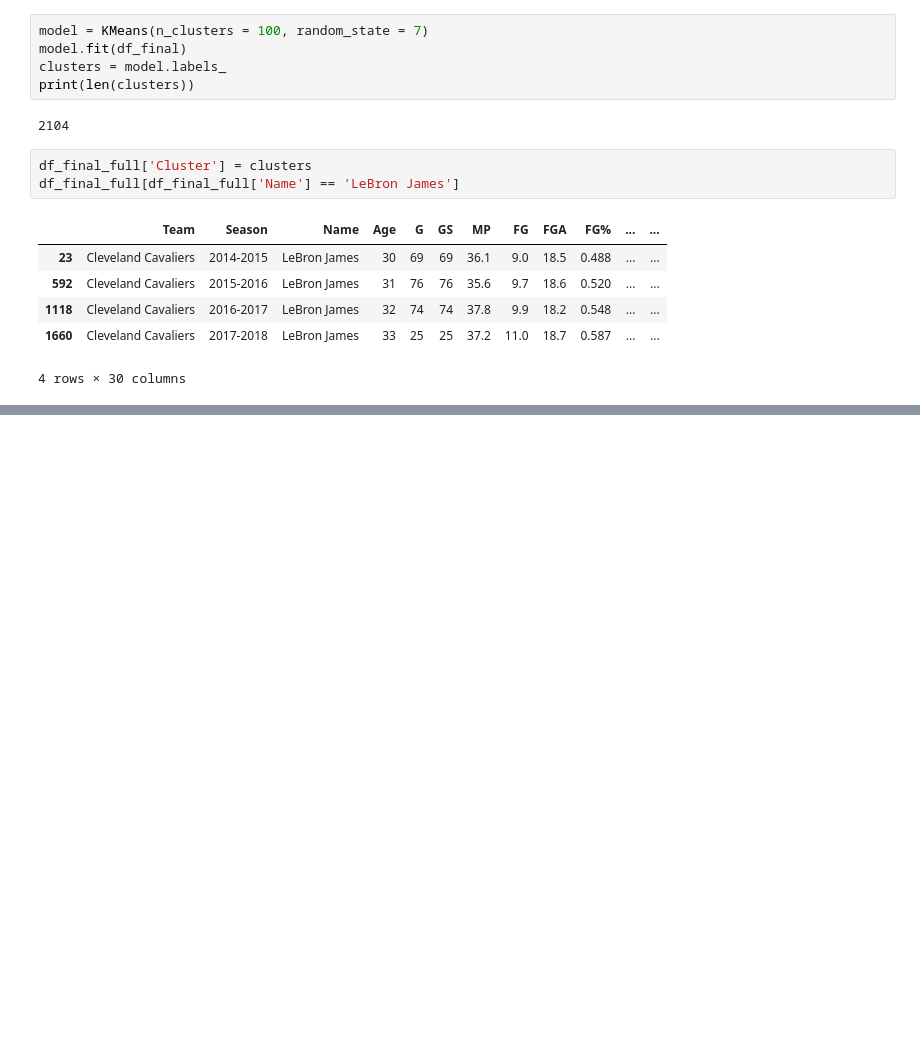
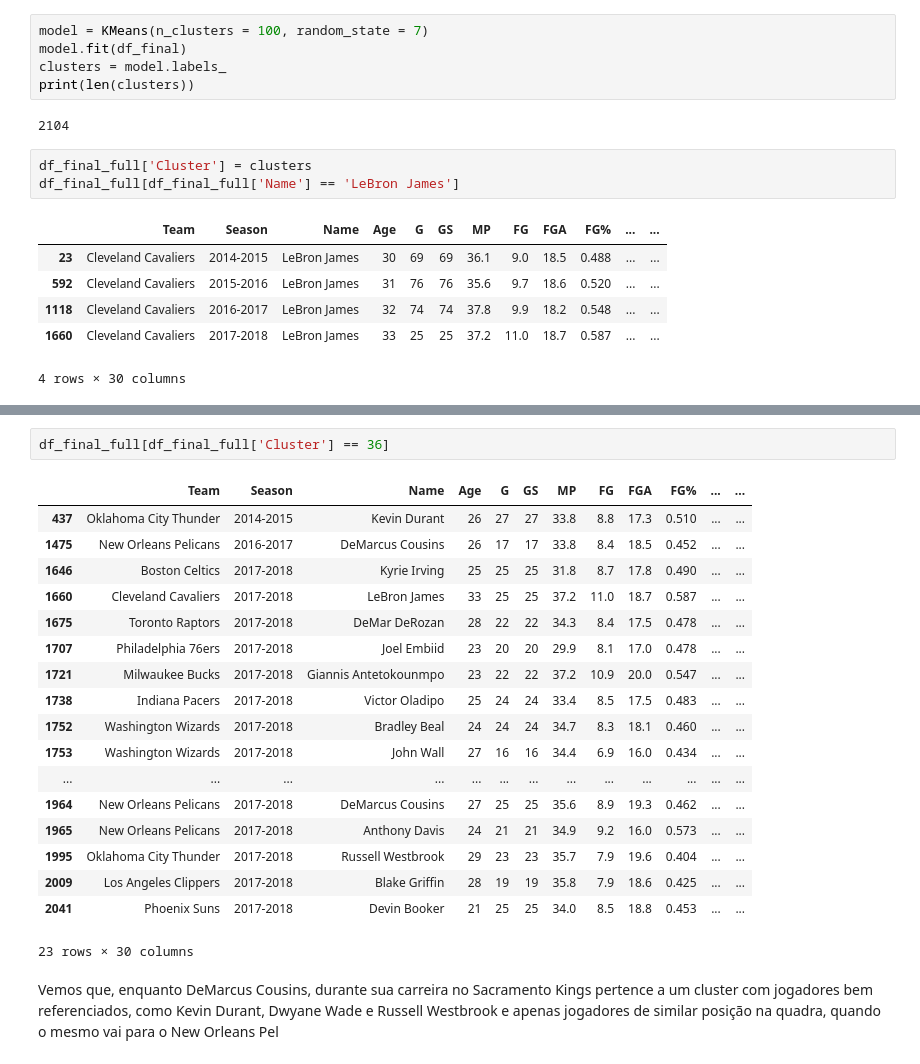
Before and after one commit to if1015-datascience-ufpe/2017-2-projeto-crp3-bvcl-plal, a Jupyter notebook: player clustering.ipynb, the cells around one changed output, grey strips where cells are left out. Cells and saved outputs as stored; diff of their text form; blank space fills up the shorter version.

```diff
--- a/player clustering.ipynb
+++ b/player clustering.ipynb
@@ -81,0 +121,23 @@ Vemos, a partir da filtragem realizada, os jogadores que podem ser considerados
+# %%
+df_final_full[df_final_full['Cluster'] == 36]
+# %% [output]
+|  | Team | Season | Name | Age | G | GS | MP | FG | FGA | FG% | ... | ... |
+| 437 | Oklahoma City Thunder | 2014-2015 | Kevin Durant | 26 | 27 | 27 | 33.8 | 8.8 | 17.3 | 0.510 | ... | ... |
+| 1475 | New Orleans Pelicans | 2016-2017 | DeMarcus Cousins | 26 | 17 | 17 | 33.8 | 8.4 | 18.5 | 0.452 | ... | ... |
+| 1646 | Boston Celtics | 2017-2018 | Kyrie Irving | 25 | 25 | 25 | 31.8 | 8.7 | 17.8 | 0.490 | ... | ... |
+| 1660 | Cleveland Cavaliers | 2017-2018 | LeBron James | 33 | 25 | 25 | 37.2 | 11.0 | 18.7 | 0.587 | ... | ... |
+| 1675 | Toronto Raptors | 2017-2018 | DeMar DeRozan | 28 | 22 | 22 | 34.3 | 8.4 | 17.5 | 0.478 | ... | ... |
+| 1707 | Philadelphia 76ers | 2017-2018 | Joel Embiid | 23 | 20 | 20 | 29.9 | 8.1 | 17.0 | 0.478 | ... | ... |
+| 1721 | Milwaukee Bucks | 2017-2018 | Giannis Antetokounmpo | 23 | 22 | 22 | 37.2 | 10.9 | 20.0 | 0.547 | ... | ... |
+| 1738 | Indiana Pacers | 2017-2018 | Victor Oladipo | 25 | 24 | 24 | 33.4 | 8.5 | 17.5 | 0.483 | ... | ... |
+| 1752 | Washington Wizards | 2017-2018 | Bradley Beal | 24 | 24 | 24 | 34.7 | 8.3 | 18.1 | 0.460 | ... | ... |
+| 1753 | Washington Wizards | 2017-2018 | John Wall | 27 | 16 | 16 | 34.4 | 6.9 | 16.0 | 0.434 | ... | ... |
+| ... | ... | ... | ... | ... | ... | ... | ... | ... | ... | ... | ... | ... |
+| 1964 | New Orleans Pelicans | 2017-2018 | DeMarcus Cousins | 27 | 25 | 25 | 35.6 | 8.9 | 19.3 | 0.462 | ... | ... |
+| 1965 | New Orleans Pelicans | 2017-2018 | Anthony Davis | 24 | 21 | 21 | 34.9 | 9.2 | 16.0 | 0.573 | ... | ... |
+| 1995 | Oklahoma City Thunder | 2017-2018 | Russell Westbrook | 29 | 23 | 23 | 35.7 | 7.9 | 19.6 | 0.404 | ... | ... |
+| 2009 | Los Angeles Clippers | 2017-2018 | Blake Griffin | 28 | 19 | 19 | 35.8 | 7.9 | 18.6 | 0.425 | ... | ... |
+| 2041 | Phoenix Suns | 2017-2018 | Devin Booker | 21 | 25 | 25 | 34.0 | 8.5 | 18.8 | 0.453 | ... | ... |
+23 rows × 30 columns
+# %% [markdown]
+Vemos que, enquanto DeMarcus Cousins, durante sua carreira no Sacramento Kings pertence a um cluster com jogadores bem referenciados, como Kevin Durant, Dwyane Wade e Russell Westbrook e apenas jogadores de similar posição na quadra, quando o mesmo vai para o New Orleans Pel
```
Also changed, not shown: parts of 9 cells of this notebook.
